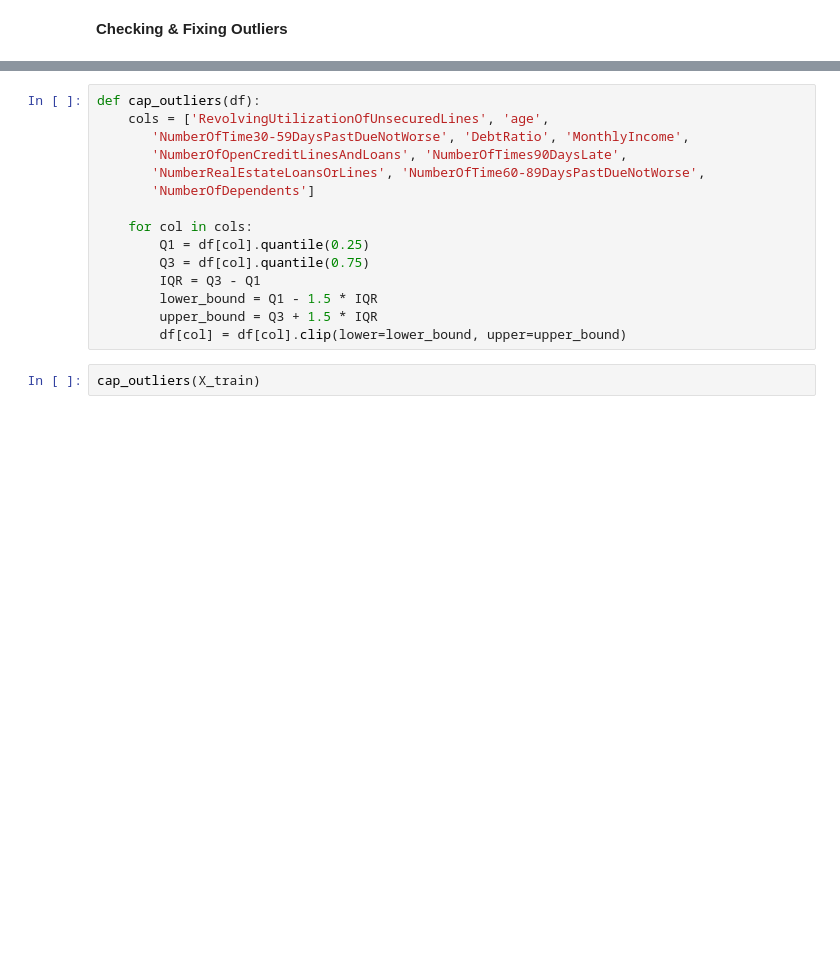
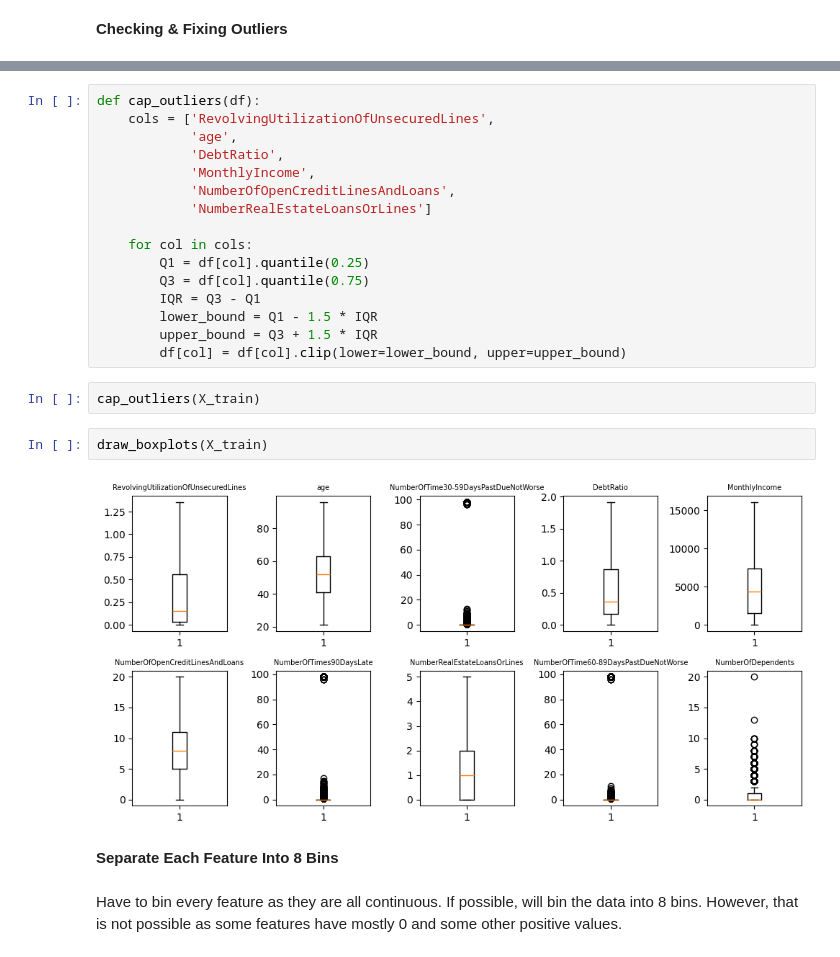
Before and after one commit to Daniel12581/Credit-Risk-Analysis, a Jupyter notebook: data_prep.ipynb, the cells around one changed output, grey strips where cells are left out. Drawn from its saved outputs; the diff is of its cells as text; blank space fills up the shorter version.

```diff
--- a/data_prep.ipynb
+++ b/data_prep.ipynb
@@ -241,10 +251,11 @@ Every feature has outliers.
 # %%
 def cap_outliers(df):
-    cols = ['RevolvingUtilizationOfUnsecuredLines', 'age',
-       'NumberOfTime30-59DaysPastDueNotWorse', 'DebtRatio', 'MonthlyIncome',
-       'NumberOfOpenCreditLinesAndLoans', 'NumberOfTimes90DaysLate',
-       'NumberRealEstateLoansOrLines', 'NumberOfTime60-89DaysPastDueNotWorse',
-       'NumberOfDependents']
+    cols = ['RevolvingUtilizationOfUnsecuredLines',
+            'age',
+            'DebtRatio',
+            'MonthlyIncome',
+            'NumberOfOpenCreditLinesAndLoans',
+            'NumberRealEstateLoansOrLines']
 
     for col in cols:
         Q1 = df[col].quantile(0.25)
@@ -255,3 +266,11 @@ def cap_outliers(df):
         df[col] = df[col].clip(lower=lower_bound, upper=upper_bound)
 # %%
 cap_outliers(X_train)
+# %%
+draw_boxplots(X_train)
+# %% [output]
+[figure, added]
+# %% [markdown]
+**Separate Each Feature Into 8 Bins**
+# %% [markdown]
+Have to bin every feature as they are all continuous. If possible, will bin the data into 8 bins. However, that is not possible as some features have mostly 0 and some other positive values.
```
Also changed, not shown: parts of 37 cells of this notebook.
